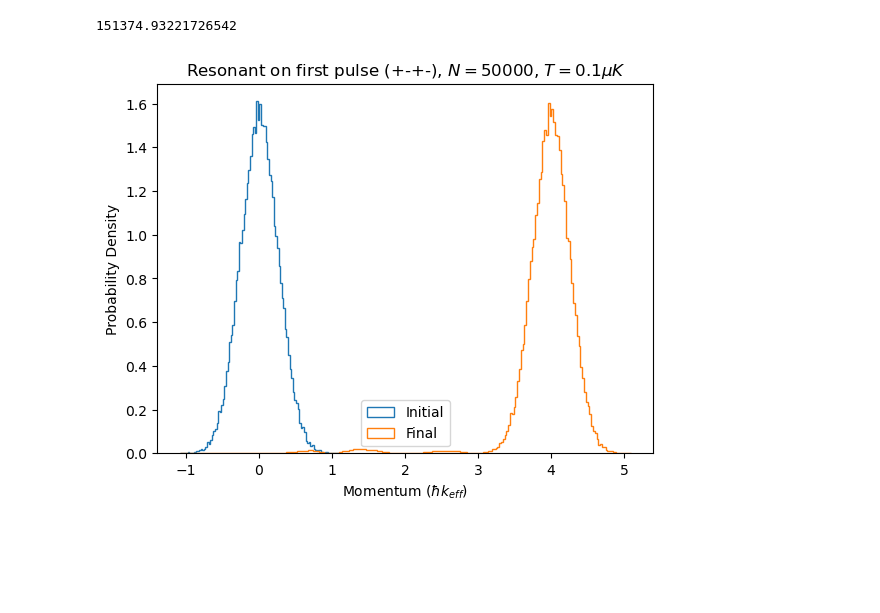
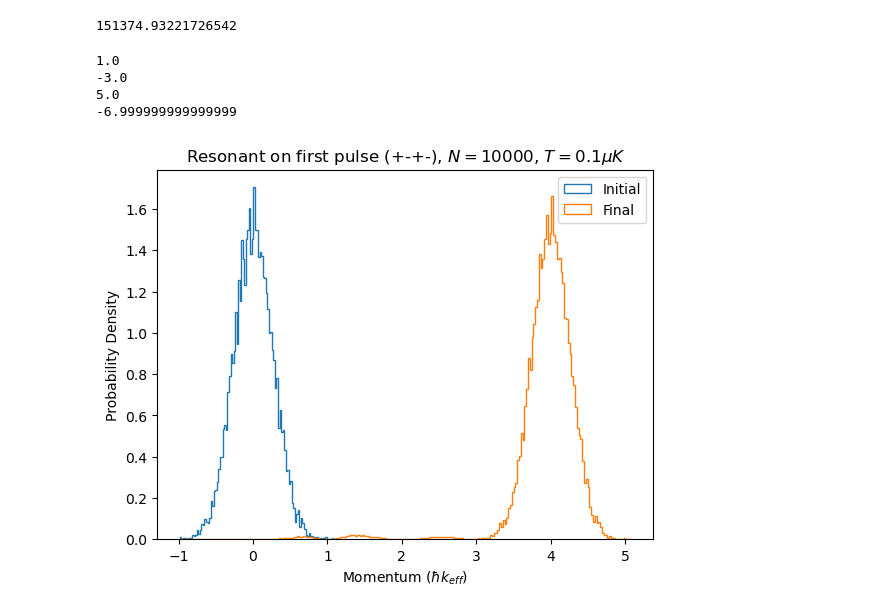
Before and after one commit to tr2g20/simulations, a Jupyter notebook: pulse_sequence_momentum_distribution.ipynb, the cells around one changed output. Saved outputs shown, nothing was run; the diff lists cells and outputs as text; code cells hidden in the pictures; blank space fills up the shorter version.

```diff
--- a/pulse_sequence_momentum_distribution.ipynb
+++ b/pulse_sequence_momentum_distribution.ipynb
@@ -21,3 +94,13 @@ print(dR/2*pi)
+# %%
+pulse_seq2 = gen_resonant_pm_seq(4, rabi_freq=Rabi_plus, dR=dR)
+
+for pulse in pulse_seq2.pulses:
+    print(pulse.laser_det/dR)
+# %% [output]
+1.0
+-3.0
+5.0
+-6.999999999999999
 # %%
 # Pulse Sequence
 # n x 6 2d array
@@ -39,7 +122,7 @@ pulse_seq1 = gen_resonant_pm_seq(4, 2*pi*100000)
 # General func to take in pulse sequence and generate the final momentum distribution
 # RNG seed info gets saved so you can reproduce same distribution
 
-def simulate_pulses(pulse_seq, Temp, no_atoms, basis, initial_state):
+def simulate_pulses_p_dist(pulse_seq: PulseSequence, Temp, no_atoms, basis, initial_state):
 
     rng = np.random.default_rng()
     rng_state = rng.bit_generator.state
@@ -54,25 +137,32 @@ def simulate_pulses(pulse_seq, Temp, no_atoms, basis, initial_state):
     for v in range(len(atom_veloc)):
         state_vec = initial_state
 
-        for pulse in pulse_seq:
+        for pulse in pulse_seq.pulses:
 
-            if not bool(pulse[3]):
-                Hint = gen_ham_plus(basis = basis,
-                  phi_L = pulse[1],
-                  omega_R_plus = pulse[2],
-                )
-            else:
-                Hint = gen_ham_minus(basis = basis,
-                  phi_L = pulse[1],
-                  omega_R_minus = pulse[2],
-                )
             H0 = gen_ham_free(basis = basis,
-                  delta_L = pulse[0],
+                  delta_L = pulse.laser_det,
                   delta_D = k_eff*atom_veloc[v],
                   delta_R = dR,
             )
 
-            state_vec = time_evolve(pulse[4], Hint + H0) @ state_vec
+            match pulse.type_int:
+                case 0:
+                    Hint = gen_ham_plus(basis = basis,
+                        phi_L = pulse.phase,
+                        omega_R_plus = pulse.rabi_freq,
+                    )
+                    state_vec = time_evolve(pulse.duration, Hint + H0) @ state_vec
+                case 1:
+                    Hint = gen_ham_minus(basis = basis,
+                        phi_L = pulse.phase,
+                        omega_R_minus = pulse.rabi_freq,
+                    )
+                    state_vec = time_evolve(pulse.duration, Hint + H0) @ state_vec
+                case 2:
+                    state_vec = time_evolve(pulse.duration, H0) @ state_vec
+
+
+
 
 
         square = np.abs(state_vec)**2
@@ -94,20 +184,20 @@ def simulate_pulses(pulse_seq, Temp, no_atoms, basis, initial_state):
 
 # simulate_pulses(pulse_seq1, 10e-6, 1, np.array([0,1,2,3,4]), np.array([1,0,0,0,0]))
 # %%
-N = 50000
+N = 10000
 Temp = 0.1e-6
 
-final, fracs, init, _ = simulate_pulses(pulse_seq1, Temp, N, np.array([0,1,2,3,4]), np.array([1,0,0,0,0]))
+final, fracs, init, _ = simulate_pulses_p_dist(pulse_seq2, Temp, N, np.array([0,1,2,3,4]), np.array([1,0,0,0,0]))
 
 final = final/(hbar*k_eff)
 init = init/(hbar*k_eff)
 
 plt.hist(x = init, bins = 100, histtype='step',density=True,label='Initial')
 plt.hist(x = final, bins = 250, weights=fracs, histtype='step',density=True, label='Final')
 plt.title(rf"Resonant on first pulse (+-+-), $N={N}$, $T={Temp*1e6:.3g}\mu K$")
 plt.ylabel('Probability Density')
 plt.xlabel(r"Momentum ($\hbar k_{eff}$)")
 plt.legend()
 plt.show()
 # %% [output]
-[figure, old version]
+[figure, new version]
```
Also changed, not shown: parts of 4 cells of this notebook, 7 other files.
